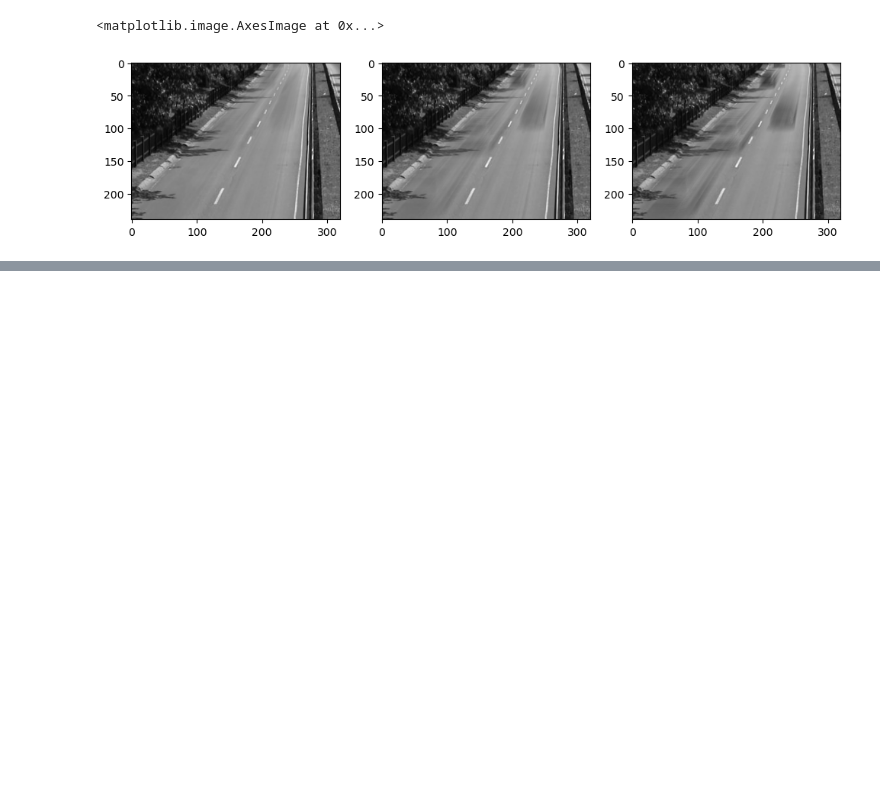
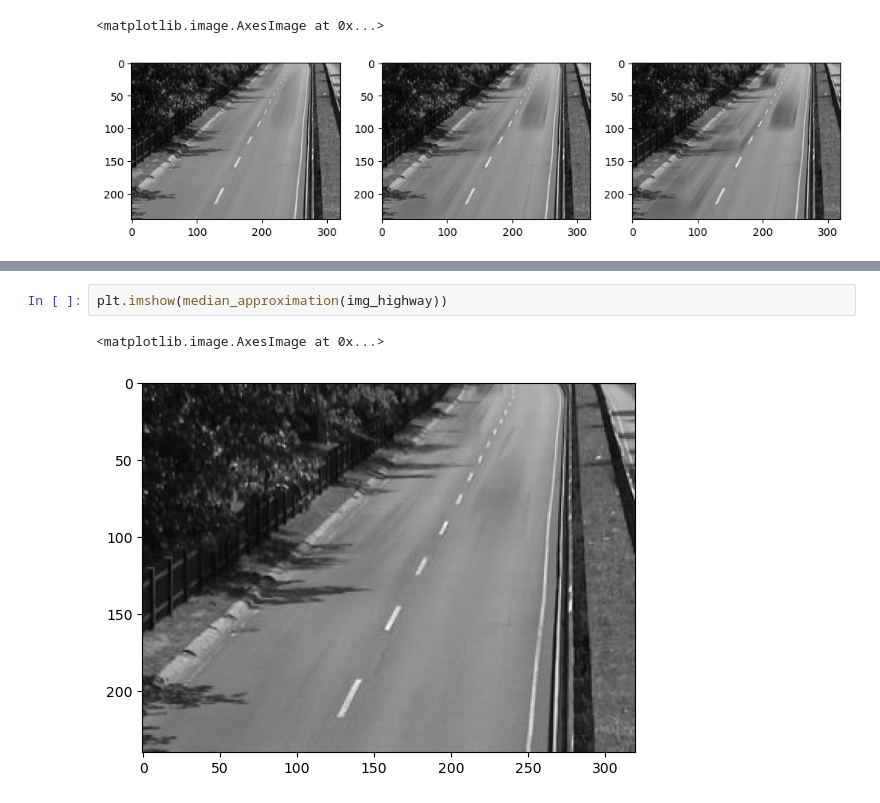
Before and after one commit to MrWlobo/Zaawansowane_Algorytmy_Wizyjne, a Jupyter notebook: Lab03/ZAW_Lab03.ipynb, the cells around one changed output, grey strips where cells are left out. Saved outputs shown, nothing was run; the diff lists cells and outputs as text; blank space fills up the shorter version.

```diff
--- a/Lab03/ZAW_Lab03.ipynb
+++ b/Lab03/ZAW_Lab03.ipynb
@@ -355,0 +377,5 @@ axis[2].imshow(mean_approximation(img_highway, alpha=0.05))
+# %%
+plt.imshow(median_approximation(img_highway))
+# %% [output]
+<matplotlib.image.AxesImage at 0x...>
+[figure, added]
```
Also changed, not shown: parts of 5 cells of this notebook.
